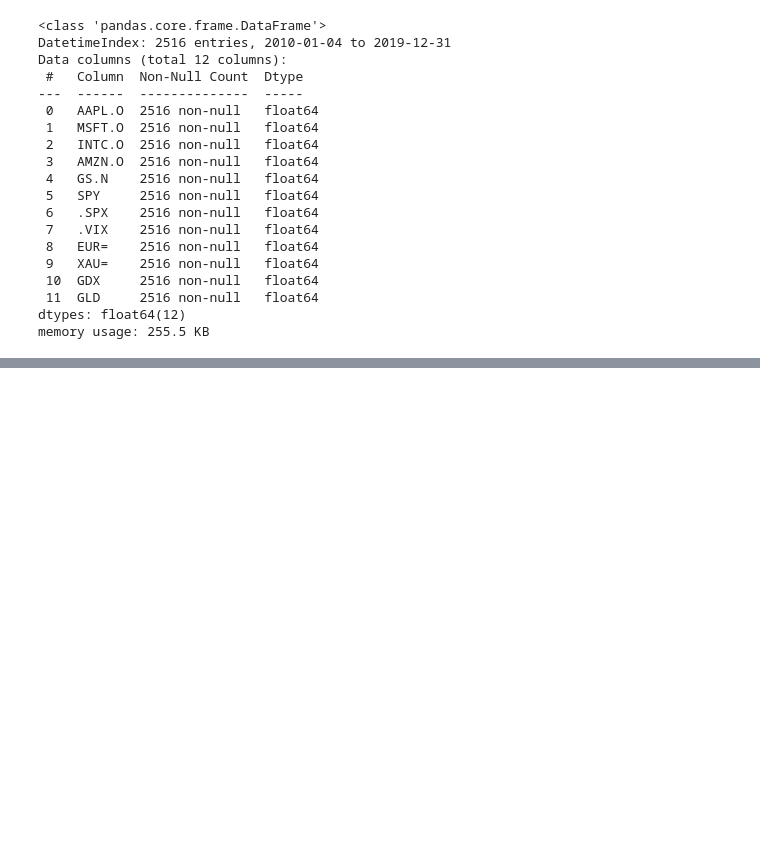
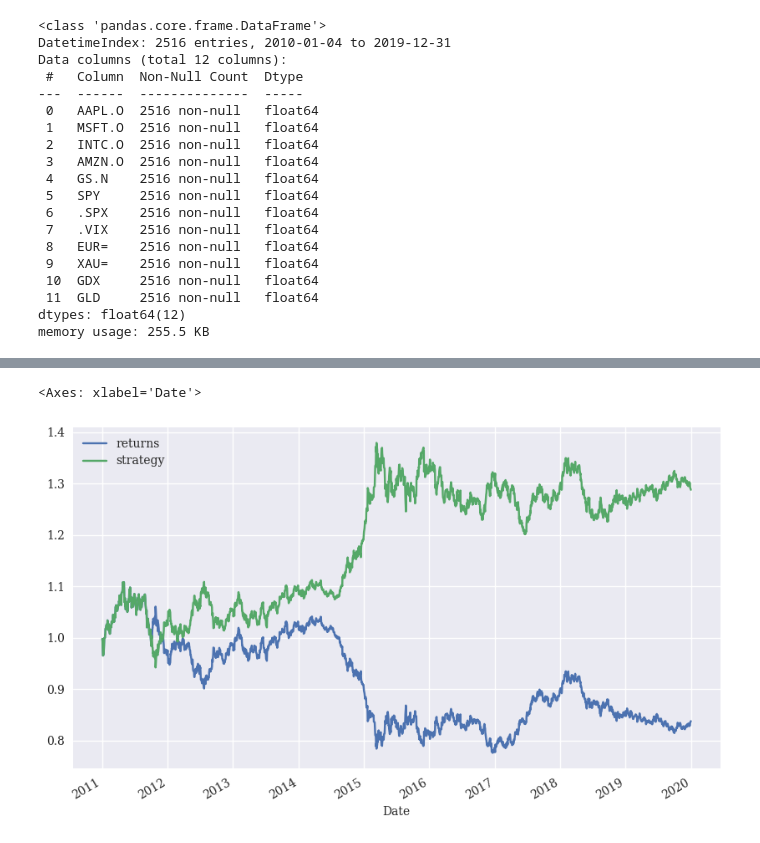
Before and after one commit to jaymgonzalez/python-trading, a Jupyter notebook: backtesting_ema.ipynb, the cells around one changed output, grey strips where cells are left out. Saved outputs shown, nothing was run; the diff lists cells and outputs as text; code cells hidden in the pictures; blank space fills up the shorter version.

```diff
--- a/backtesting_ema.ipynb
+++ b/backtesting_ema.ipynb
@@ -46,0 +124,2 @@ data = pd.Da
+# %%
+ data['strategy'] = data['position'].shift(1) * data['returns']
@@ -46,0 +138,5 @@ data = pd.Da
+# %%
+ data[['returns', 'strategy']].cumsum().apply(np.exp).plot(figsize=(10, 6))
+# %% [output]
+<Axes: xlabel='Date'>
+[figure, added]
```
Also changed, not shown: parts of 19 cells of this notebook.
